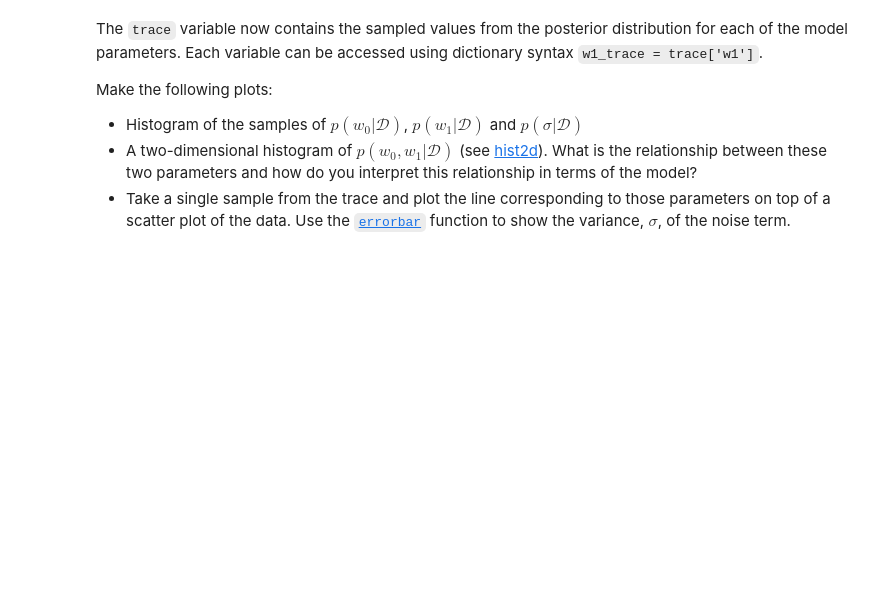
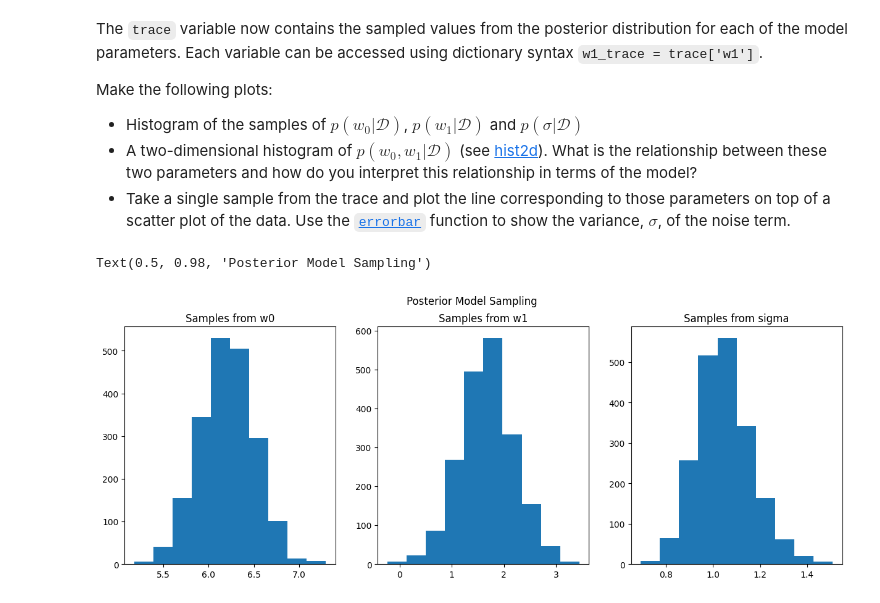
Before and after one commit to alexelwood14/lab_sheets_public, a Jupyter notebook: lab3/lab3-Bayesian_Networks_MCMC_PyMC3.ipynb, the cells around one changed output. Drawn from its saved outputs; the diff is of its cells as text; code cells hidden in the pictures; blank space fills up the shorter version.

```diff
--- a/lab3/lab3-Bayesian_Networks_MCMC_PyMC3.ipynb
+++ b/lab3/lab3-Bayesian_Networks_MCMC_PyMC3.ipynb
@@ -291,0 +306,16 @@ Make the following plots:
+# %%
+w0_trace = trace['w0']
+w1_trace = trace['w1']
+sigma_trace = trace['sigma']
+
+fig, ax = plt.subplots(1, 3, figsize=(15, 5))
+ax[0].hist(w0_trace)
+ax[0].set_title('Samples from w0')
+ax[1].hist(w1_trace)
+ax[1].set_title('Samples from w1')
+ax[2].hist(sigma_trace)
+ax[2].set_title('Samples from sigma')
+fig.suptitle('Posterior Model Sampling')
+# %% [output]
+Text(0.5, 0.98, 'Posterior Model Sampling')
+[figure, added]
```
Also changed, not shown: parts of 13 cells of this notebook.
